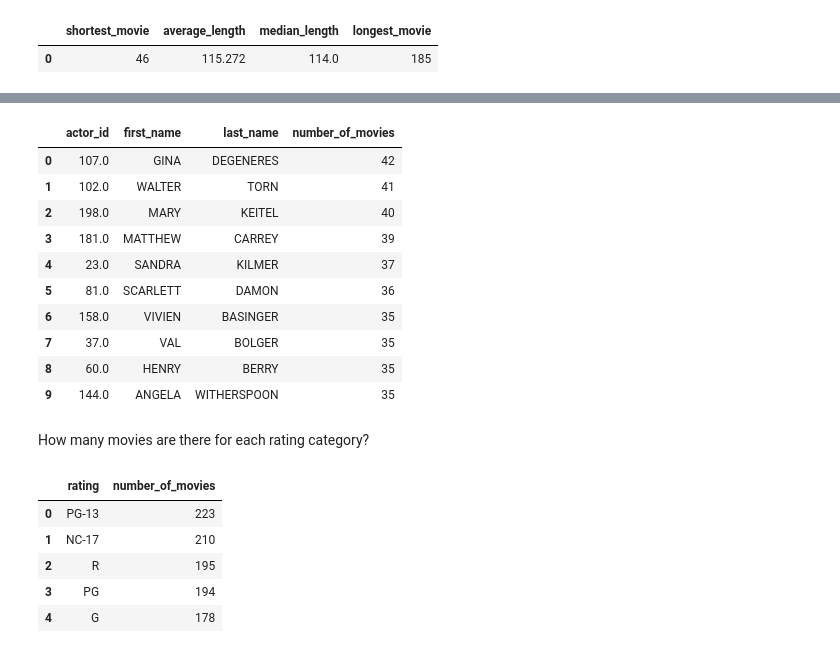
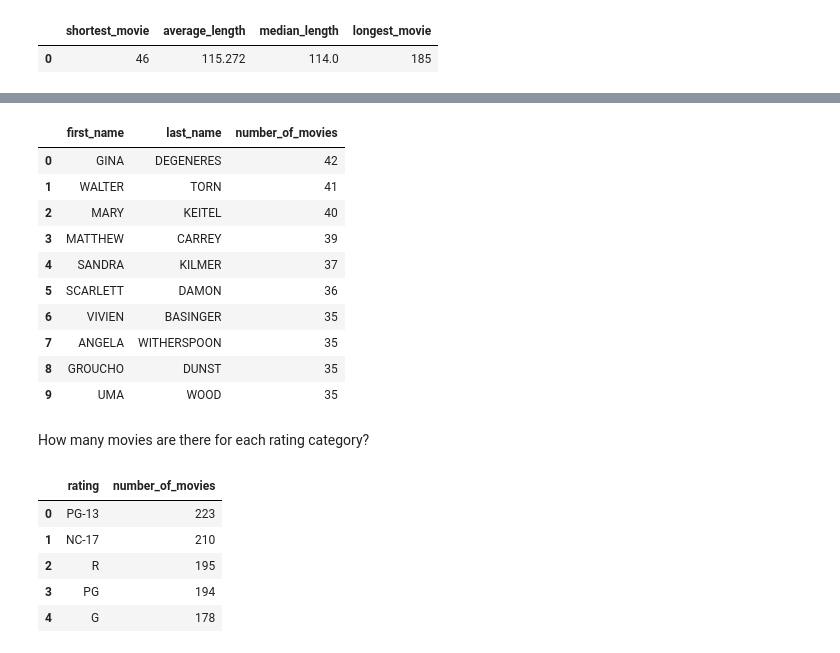
Before and after one commit to erfantk25-lab/lab1-sql, a Jupyter notebook: lab1.ipynb, the cells around one changed output, grey strips where cells are left out. Cells and saved outputs as stored; diff of their text form; code cells hidden in the pictures.

```diff
--- a/lab1.ipynb
+++ b/lab1.ipynb
@@ -123,38 +131,37 @@ display(df_expensive_movies)
 # %%
 task_1e = """
 SELECT
-    a.actor_id,
     a.first_name,
     a.last_name,
     COUNT(fa.film_id) AS number_of_movies
 FROM
     actor AS a
-    JOIN
+JOIN
     film_actor AS fa ON a.actor_id = fa.actor_id
 GROUP BY
-    a.actor_id,
-    a.first_name,
-    a.last_name
+    a.actor_id, a.first_name, a.last_name
 ORDER BY
     number_of_movies DESC
-    LIMIT 10;
+LIMIT 10;
 """
+
 df_top_actors = con.sql(task_1e).df()
+
 display(df_top_actors)
 # %% [output]
-|  | actor_id | first_name | last_name | number_of_movies |
-| 0 | 107.0 | GINA | DEGENERES | 42 |
-| 1 | 102.0 | WALTER | TORN | 41 |
-| 2 | 198.0 | MARY | KEITEL | 40 |
-| 3 | 181.0 | MATTHEW | CARREY | 39 |
-| 4 | 23.0 | SANDRA | KILMER | 37 |
-| 5 | 81.0 | SCARLETT | DAMON | 36 |
-| 6 | 158.0 | VIVIEN | BASINGER | 35 |
-| 7 | 37.0 | VAL | BOLGER | 35 |
-| 8 | 60.0 | HENRY | BERRY | 35 |
-| 9 | 144.0 | ANGELA | WITHERSPOON | 35 |
+|  | first_name | last_name | number_of_movies |
+| 0 | GINA | DEGENERES | 42 |
+| 1 | WALTER | TORN | 41 |
+| 2 | MARY | KEITEL | 40 |
+| 3 | MATTHEW | CARREY | 39 |
+| 4 | SANDRA | KILMER | 37 |
+| 5 | SCARLETT | DAMON | 36 |
+| 6 | VIVIEN | BASINGER | 35 |
+| 7 | ANGELA | WITHERSPOON | 35 |
+| 8 | GROUCHO | DUNST | 35 |
+| 9 | UMA | WOOD | 35 |
-# %% [markdown]
-How many movies are there for each rating category?
+# %% [markdown]
+How many movies are there for each rating category?
 # %%
 Task_1_f_1 = """
 SELECT
```
Also changed, not shown: parts of 10 cells of this notebook, 1 other file.
